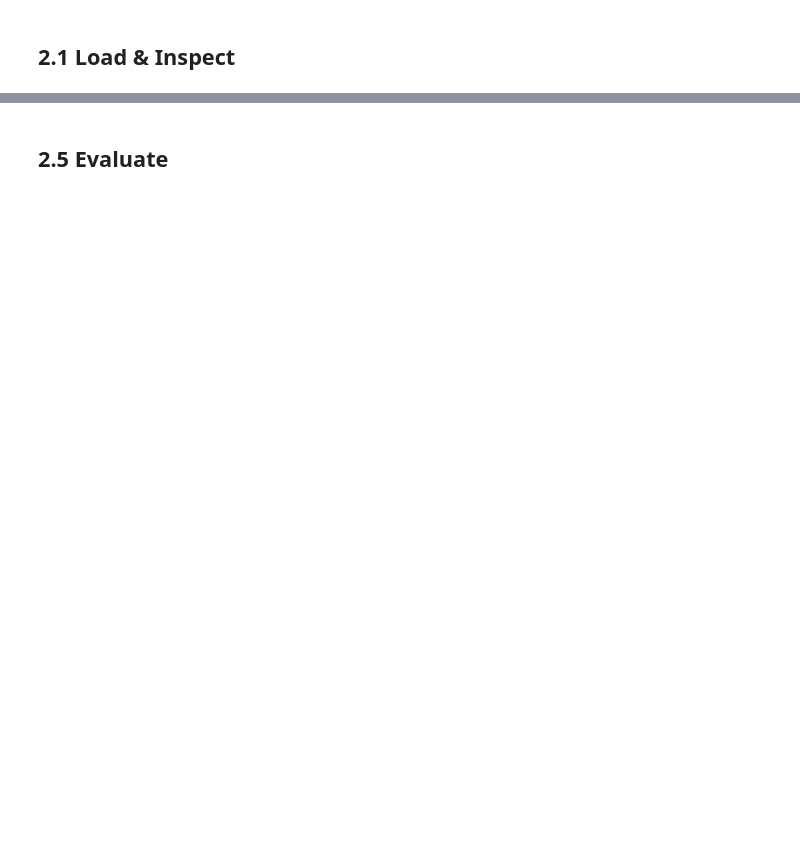
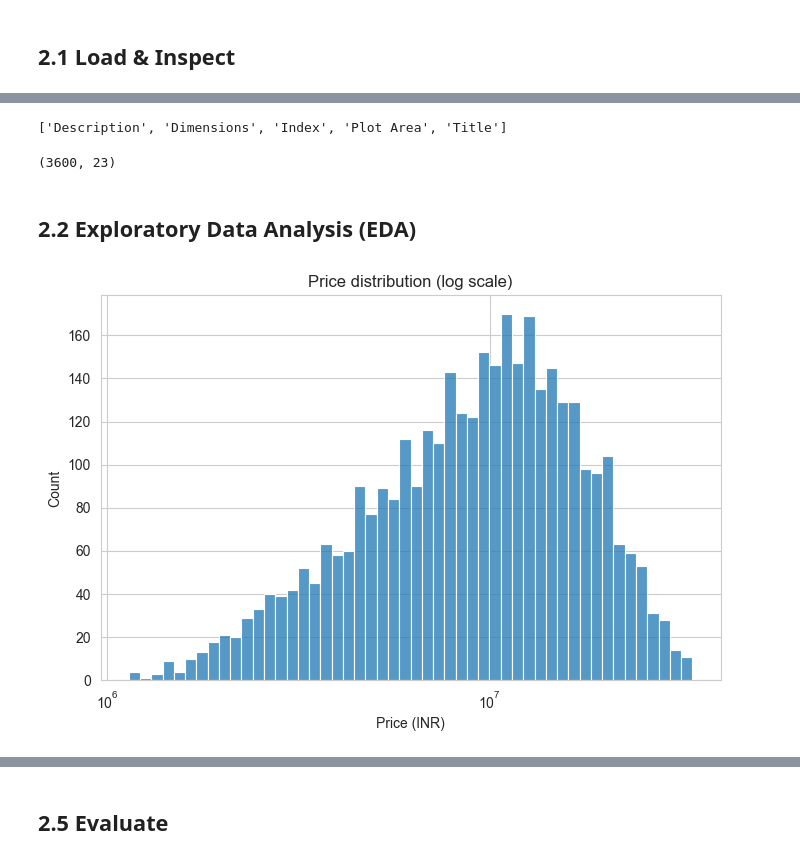
Before and after one commit to Evil2006a/House_Price_Prediction_Project_Guide, a Jupyter notebook: notebooks/house_price_model.ipynb, the cells around one changed output, grey strips where cells are left out. Saved outputs shown, nothing was run; the diff lists cells and outputs as text; code cells hidden in the pictures; blank space fills up the shorter version.

```diff
--- a/notebooks/house_price_model.ipynb
+++ b/notebooks/house_price_model.ipynb
@@ -462,0 +166,7 @@ Pipeline(steps=[('prep',
+# %%
+for col in ["Bathroom", "Balcony", "Car Parking"]:
+    df[col] = pd.to_numeric(df[col], errors="coerce")
+
+df["bathroom"] = df["Bathroom"].fillna(df["Bathroom"].median())
+df["balcony"] = df["Balcony"].fillna(0)
+df["car_parking"] = df["Car Parking"].fillna(0)
@@ -462,0 +192,19 @@ Pipeline(steps=[('prep',
+# %%
+drop_cols = [c for c in ["Index", "Title", "Description", "Dimensions"] if c in df.columns]
+# also drop columns that are mostly empty
+mostly_empty = [c for c in df.columns if df[c].isna().mean() > 0.6]
+drop_cols = list(set(drop_cols + mostly_empty))
+df = df.drop(columns=drop_cols)
+drop_cols
+# %% [output]
+['Description', 'Dimensions', 'Index', 'Plot Area', 'Title']
+# %%
+df["price_per_sqft"] = df["price_clean"] / df["carpet_area_sqft"]
+low, high = df["price_per_sqft"].quantile([0.01, 0.99])
+df = df[(df["price_per_sqft"] >= low) & (df["price_per_sqft"] <= high)]
+df = df.drop(columns=["price_per_sqft"])
+df.shape
+# %% [output]
+(3600, 23)
+# %% [markdown]
+## 2.2 Exploratory Data Analysis (EDA)
@@ -462,0 +216,9 @@ Pipeline(steps=[('prep',
+# %%
+# Plot 1 — Distribution of price (log scale, since price is heavily skewed)
+plt.figure(figsize=(8, 5))
+sns.histplot(df["price_clean"], log_scale=True, bins=50)
+plt.title("Price distribution (log scale)")
+plt.xlabel("Price (INR)")
+plt.show()
+# %% [output]
+[figure, added]
```
Also changed, not shown: parts of 73 cells of this notebook, 44 other files.
